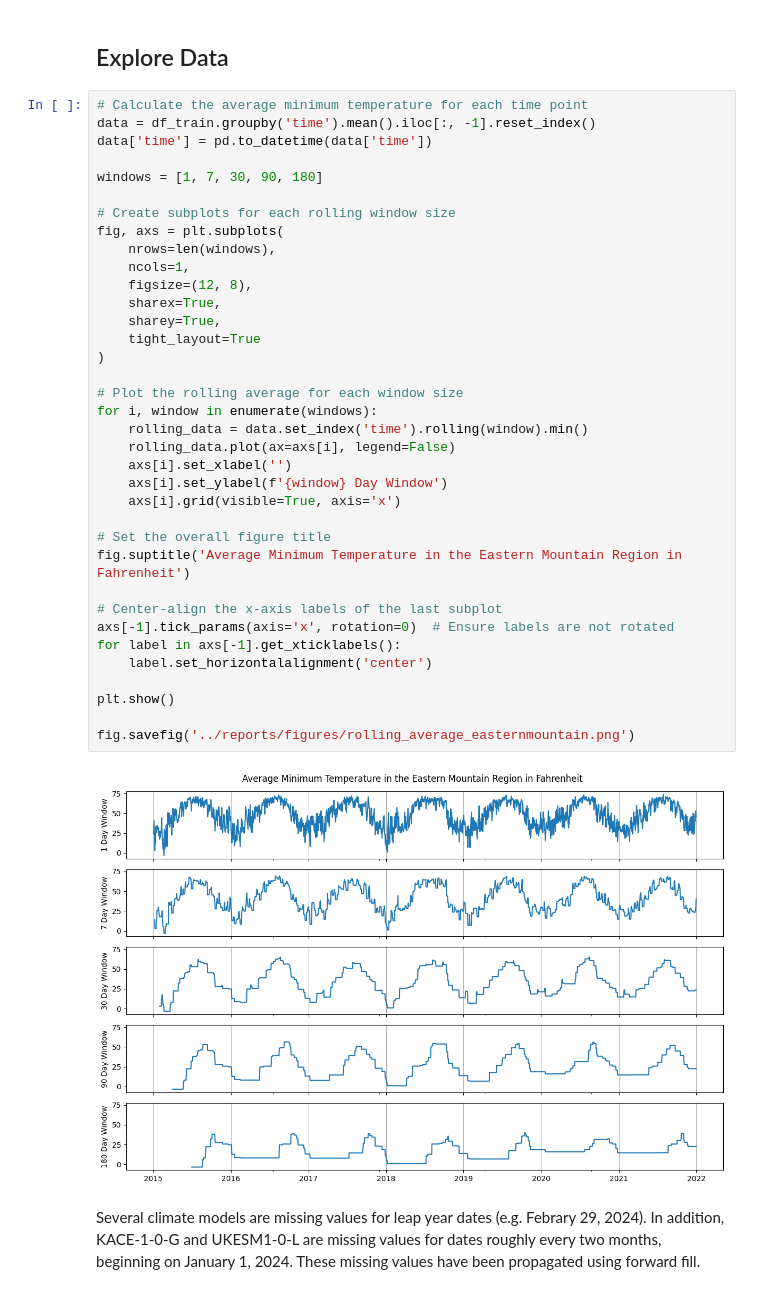
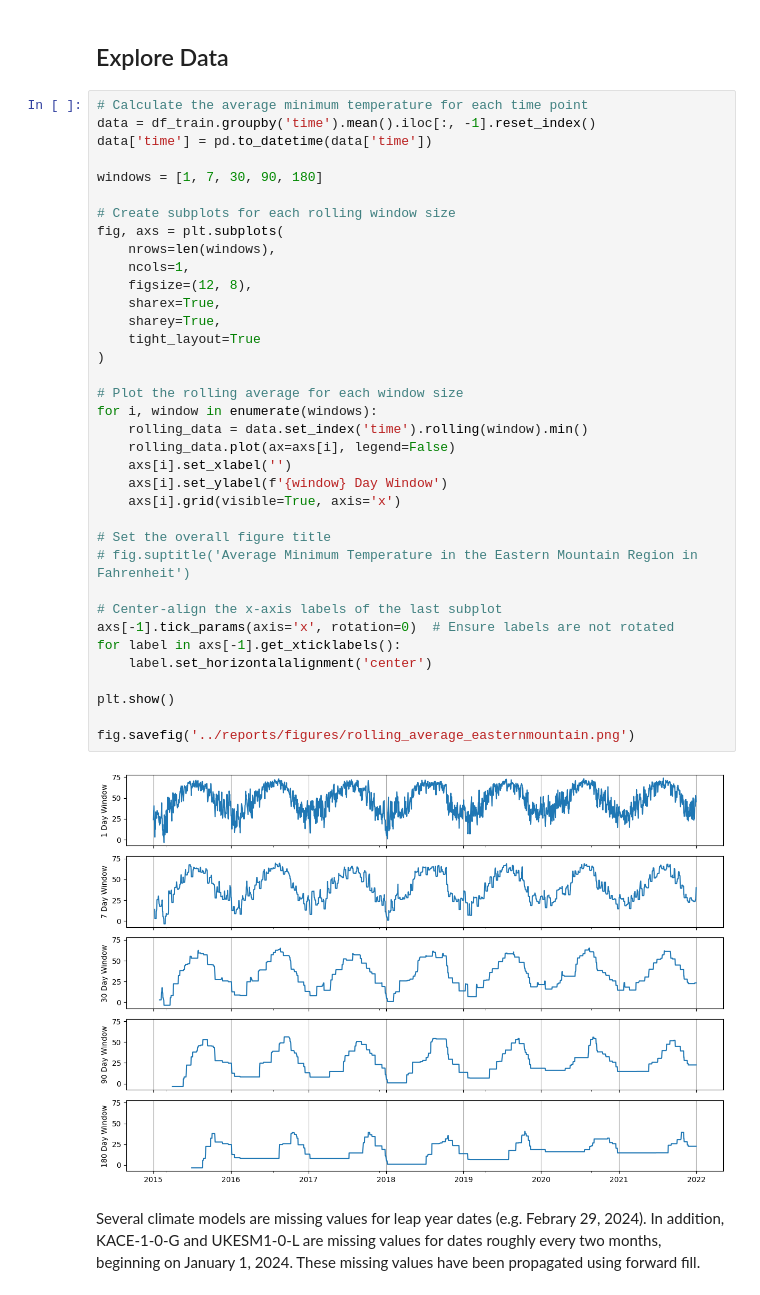
Before and after one commit to FixCarbon/um-mads, a Jupyter notebook: notebooks/train_model.ipynb, the cells around one changed output. Cells and saved outputs as stored; diff of their text form.

```diff
--- a/notebooks/train_model.ipynb
+++ b/notebooks/train_model.ipynb
@@ -394,35 +398,35 @@ windows = [1, 7, 30, 90, 180]
 
 # Create subplots for each rolling window size
 fig, axs = plt.subplots(
     nrows=len(windows),
     ncols=1,
     figsize=(12, 8),
     sharex=True,
     sharey=True,
     tight_layout=True
 )
 
 # Plot the rolling average for each window size
 for i, window in enumerate(windows):
     rolling_data = data.set_index('time').rolling(window).min()
     rolling_data.plot(ax=axs[i], legend=False)
     axs[i].set_xlabel('')
     axs[i].set_ylabel(f'{window} Day Window')
     axs[i].grid(visible=True, axis='x')
 
 # Set the overall figure title
-fig.suptitle('Average Minimum Temperature in the Eastern Mountain Region in Fahrenheit')
+# fig.suptitle('Average Minimum Temperature in the Eastern Mountain Region in Fahrenheit')
 
 # Center-align the x-axis labels of the last subplot
 axs[-1].tick_params(axis='x', rotation=0)  # Ensure labels are not rotated
 for label in axs[-1].get_xticklabels():
     label.set_horizontalalignment('center')
 
 plt.show()
 
 fig.savefig('../reports/figures/rolling_average_easternmountain.png')
 # %% [output]
-[figure, old version]
+[figure, new version]
 # %% [markdown]
 Several climate models are missing values for leap year dates (e.g. Febrary 29, 2024). In addition, KACE-1-0-G and UKESM1-0-L are missing values for dates roughly every two months, beginning on January 1, 2024. These missing values have been propagated using forward fill.
 # %%
```
Also changed, not shown: parts of 10 cells of this notebook, 8 other files.
